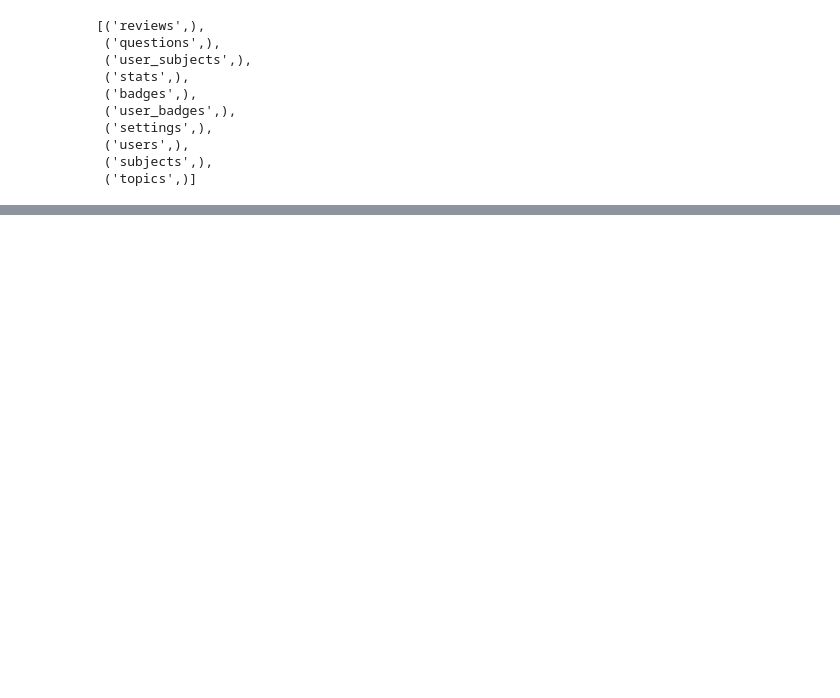
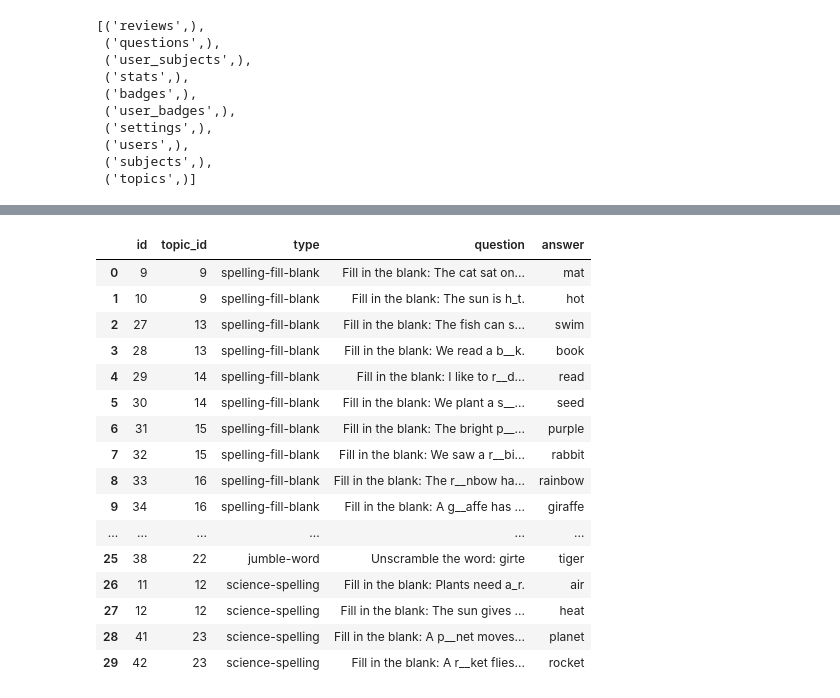
Before and after one commit to aimldlprojects/quizwiz, a Jupyter notebook: server/testing.ipynb, the cells around one changed output, grey strips where cells are left out. Cells and saved outputs as stored; diff of their text form; code cells hidden in the pictures; blank space fills up the shorter version.

```diff
--- a/server/testing.ipynb
+++ b/server/testing.ipynb
@@ -32,0 +53,20 @@ tables
+# %%
+fetch_table_df('questions', 50)
+# %% [output]
+|  | id | topic_id | type | question | answer |
+| 0 | 9 | 9 | spelling-fill-blank | Fill in the blank: The cat sat on... | mat |
+| 1 | 10 | 9 | spelling-fill-blank | Fill in the blank: The sun is h_t. | hot |
+| 2 | 27 | 13 | spelling-fill-blank | Fill in the blank: The fish can s... | swim |
+| 3 | 28 | 13 | spelling-fill-blank | Fill in the blank: We read a b__k. | book |
+| 4 | 29 | 14 | spelling-fill-blank | Fill in the blank: I like to r__d... | read |
+| 5 | 30 | 14 | spelling-fill-blank | Fill in the blank: We plant a s__... | seed |
+| 6 | 31 | 15 | spelling-fill-blank | Fill in the blank: The bright p__... | purple |
+| 7 | 32 | 15 | spelling-fill-blank | Fill in the blank: We saw a r__bi... | rabbit |
+| 8 | 33 | 16 | spelling-fill-blank | Fill in the blank: The r__nbow ha... | rainbow |
+| 9 | 34 | 16 | spelling-fill-blank | Fill in the blank: A g__affe has ... | giraffe |
+| ... | ... | ... | ... | ... | ... |
+| 25 | 38 | 22 | jumble-word | Unscramble the word: girte | tiger |
+| 26 | 11 | 12 | science-spelling | Fill in the blank: Plants need a_r. | air |
+| 27 | 12 | 12 | science-spelling | Fill in the blank: The sun gives ... | heat |
+| 28 | 41 | 23 | science-spelling | Fill in the blank: A p__net moves... | planet |
+| 29 | 42 | 23 | science-spelling | Fill in the blank: A r__ket flies... | rocket |
```
Also changed, not shown: parts of 11 cells of this notebook, 9 other files.
